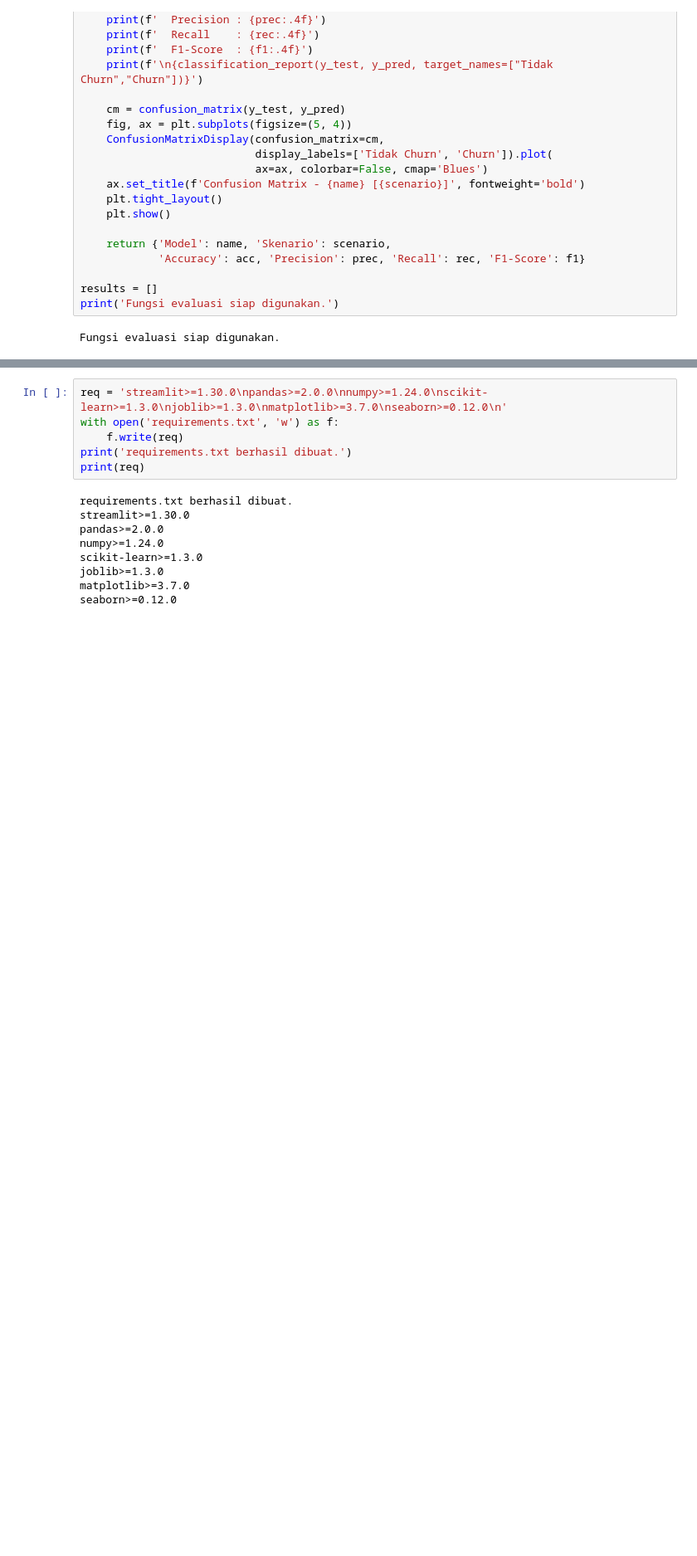
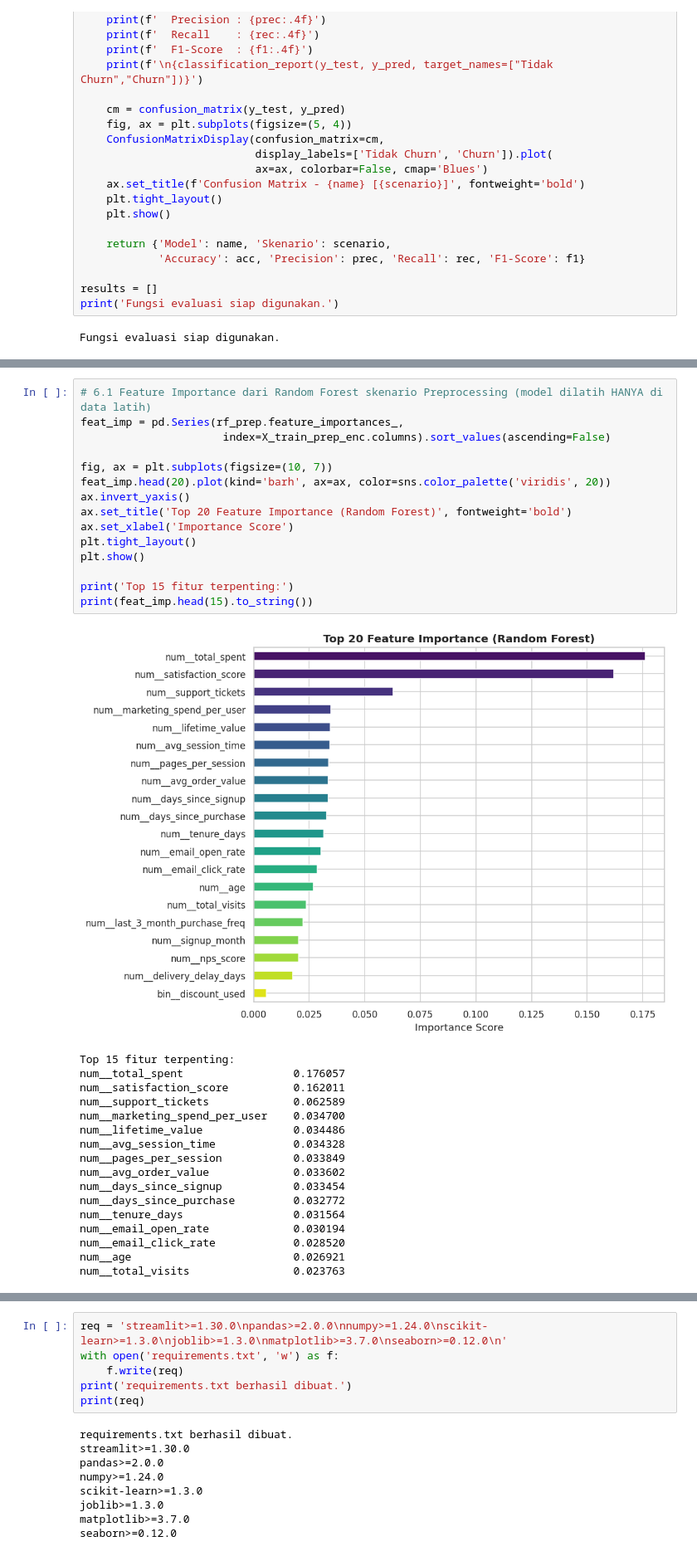
Before and after one commit to NK47GG/churn-prediction, a Jupyter notebook: UAS_Churn_Prediction_A11_2023_14862_Stefanus_Loveniko_Putra_Sinory.ipynb, the cells around one changed output, grey strips where cells are left out. Shown at 83% size. Saved outputs shown, nothing was run; the diff lists cells and outputs as text; blank space fills up the shorter version.

```diff
--- a/UAS_Churn_Prediction_A11_2023_14862_Stefanus_Loveniko_Putra_Sinory.ipynb
+++ b/UAS_Churn_Prediction_A11_2023_14862_Stefanus_Loveniko_Putra_Sinory.ipynb
@@ -922,0 +632,33 @@ plt.show()
+# %%
+# 6.1 Feature Importance dari Random Forest skenario Preprocessing (model dilatih HANYA di data latih)
+feat_imp = pd.Series(rf_prep.feature_importances_,
+                      index=X_train_prep_enc.columns).sort_values(ascending=False)
+
+fig, ax = plt.subplots(figsize=(10, 7))
+feat_imp.head(20).plot(kind='barh', ax=ax, color=sns.color_palette('viridis', 20))
+ax.invert_yaxis()
+ax.set_title('Top 20 Feature Importance (Random Forest)', fontweight='bold')
+ax.set_xlabel('Importance Score')
+plt.tight_layout()
+plt.show()
+
+print('Top 15 fitur terpenting:')
+print(feat_imp.head(15).to_string())
+# %% [output]
+[figure, added]
+Top 15 fitur terpenting:
+num__total_spent                 0.176057
+num__satisfaction_score          0.162011
+num__support_tickets             0.062589
+num__marketing_spend_per_user    0.034700
+num__lifetime_value              0.034486
+num__avg_session_time            0.034328
+num__pages_per_session           0.033849
+num__avg_order_value             0.033602
+num__days_since_signup           0.033454
+num__days_since_purchase         0.032772
+num__tenure_days                 0.031564
+num__email_open_rate             0.030194
+num__email_click_rate            0.028520
+num__age                         0.026921
+num__total_visits                0.023763
```
Also changed, not shown: parts of 92 cells of this notebook.
